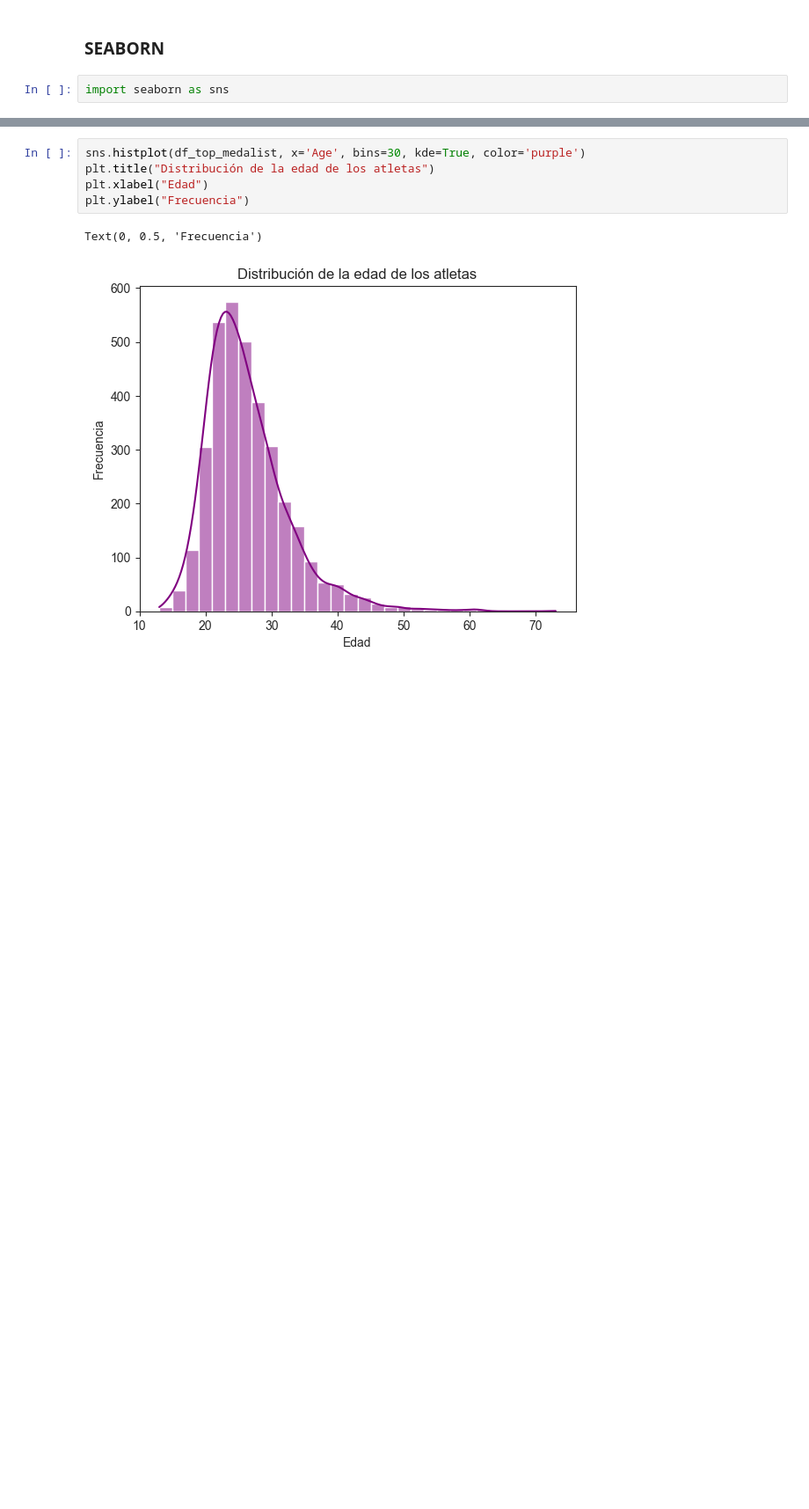
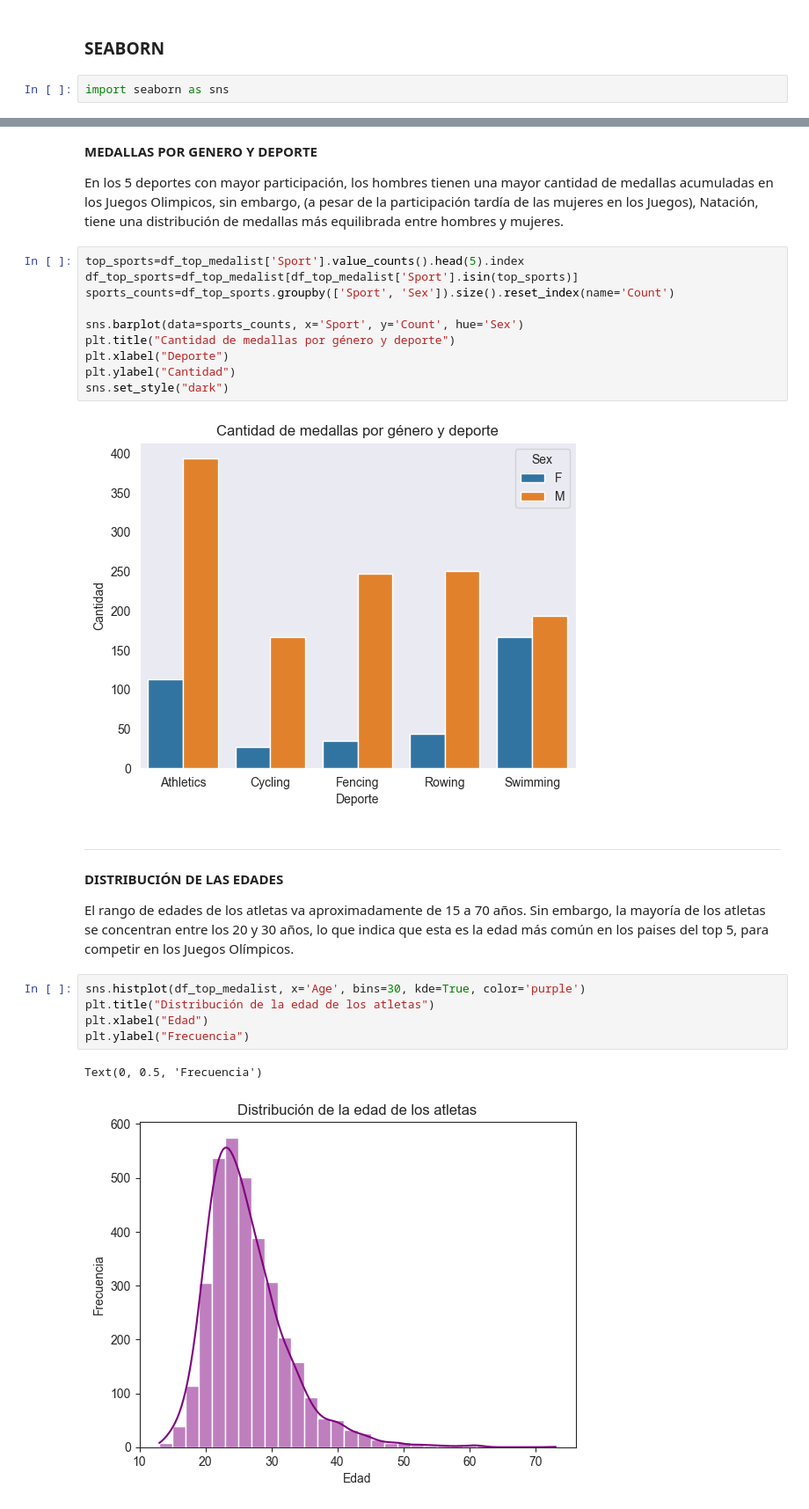
Before and after one commit to Valentinafd8/REPO_BOOTCAMP, a Jupyter notebook: Proyectoupdated.ipynb, the cells around one changed output, grey strips where cells are left out. Shown at 88% size. Drawn from its saved outputs; the diff is of its cells as text; blank space fills up the shorter version.

```diff
--- a/Proyectoupdated.ipynb
+++ b/Proyectoupdated.ipynb
@@ -205,3 +315,26 @@ medal_counts
+# %% [markdown]
+**MEDALLAS POR GENERO Y DEPORTE**
+
+En los 5 deportes con mayor participación, los hombres tienen una mayor cantidad de medallas acumuladas en los Juegos Olimpicos, sin embargo, (a pesar de la participación tardía de las mujeres en los Juegos), Natación, tiene una distribución de medallas más equilibrada entre hombres y mujeres.
+# %%
+top_sports=df_top_medalist['Sport'].value_counts().head(5).index
+df_top_sports=df_top_medalist[df_top_medalist['Sport'].isin(top_sports)]
+sports_counts=df_top_sports.groupby(['Sport', 'Sex']).size().reset_index(name='Count')
+
+sns.barplot(data=sports_counts, x='Sport', y='Count', hue='Sex')
+plt.title("Cantidad de medallas por género y deporte")
+plt.xlabel("Deporte")
+plt.ylabel("Cantidad")
+sns.set_style("dark")
+# %% [output]
+[figure, added]
+# %% [markdown]
+---
+# %% [markdown]
+**DISTRIBUCIÓN DE LAS EDADES**
+
+El rango de edades de los atletas va aproximadamente de 15 a 70 años.
+Sin embargo, la mayoría de los atletas se concentran entre los 20 y 30 años, lo que indica que esta es la edad más común en los paises del top 5, para competir en los Juegos Olímpicos.
 # %%
 sns.histplot(df_top_medalist, x='Age', bins=30, kde=True, color='purple')
 plt.title("Distribución de la edad de los atletas")
```
Also changed, not shown: parts of 49 cells of this notebook.
